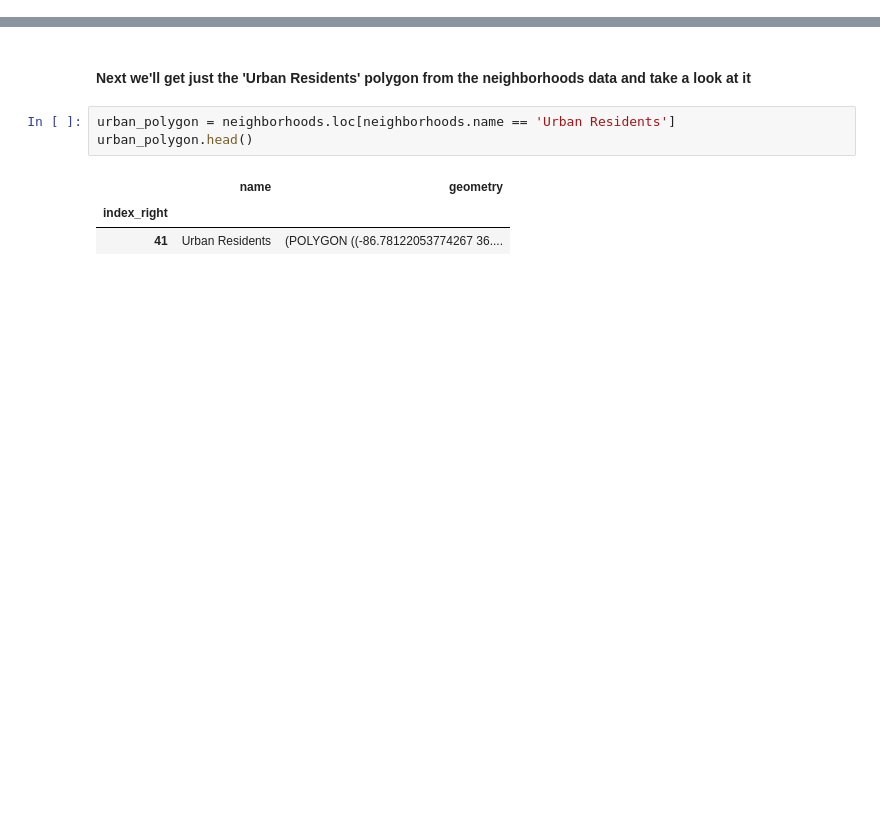
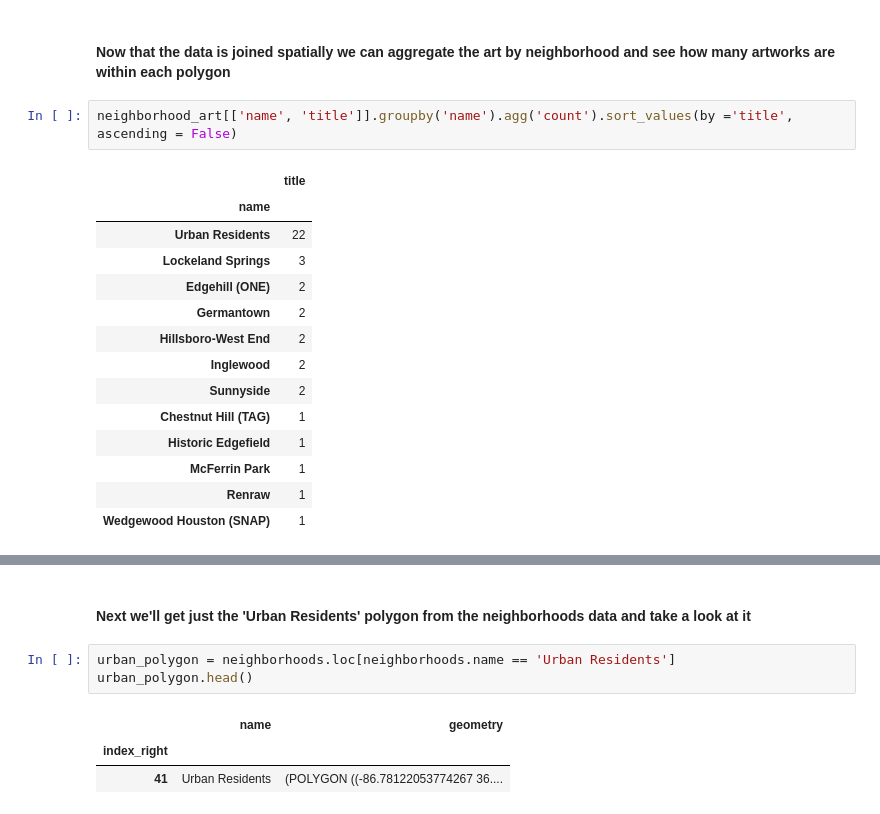
Before and after one commit to MaryLvV/Nashville-Public-Art, a Jupyter notebook: Nashville_public_art.ipynb, the cells around one changed output, grey strips where cells are left out. Drawn from its saved outputs; the diff is of its cells as text; blank space fills up the shorter version.

```diff
--- a/Nashville_public_art.ipynb
+++ b/Nashville_public_art.ipynb
@@ -18,0 +66,19 @@ neighborhood_art = gpd.sjoin(art, neighborhoods, op = 'within')
+# %% [markdown]
+#### Now that the data is joined spatially we can aggregate the art by neighborhood and see how many artworks are within each polygon
+# %%
+neighborhood_art[['name', 'title']].groupby('name').agg('count').sort_values(by ='title', ascending = False)
+# %% [output]
+|  | title |
+| name |  |
+| Urban Residents | 22 |
+| Lockeland Springs | 3 |
+| Edgehill (ONE) | 2 |
+| Germantown | 2 |
+| Hillsboro-West End | 2 |
+| Inglewood | 2 |
+| Sunnyside | 2 |
+| Chestnut Hill (TAG) | 1 |
+| Historic Edgefield | 1 |
+| McFerrin Park | 1 |
+| Renraw | 1 |
+| Wedgewood Houston (SNAP) | 1 |
```
Also changed, not shown: parts of 32 cells of this notebook.
